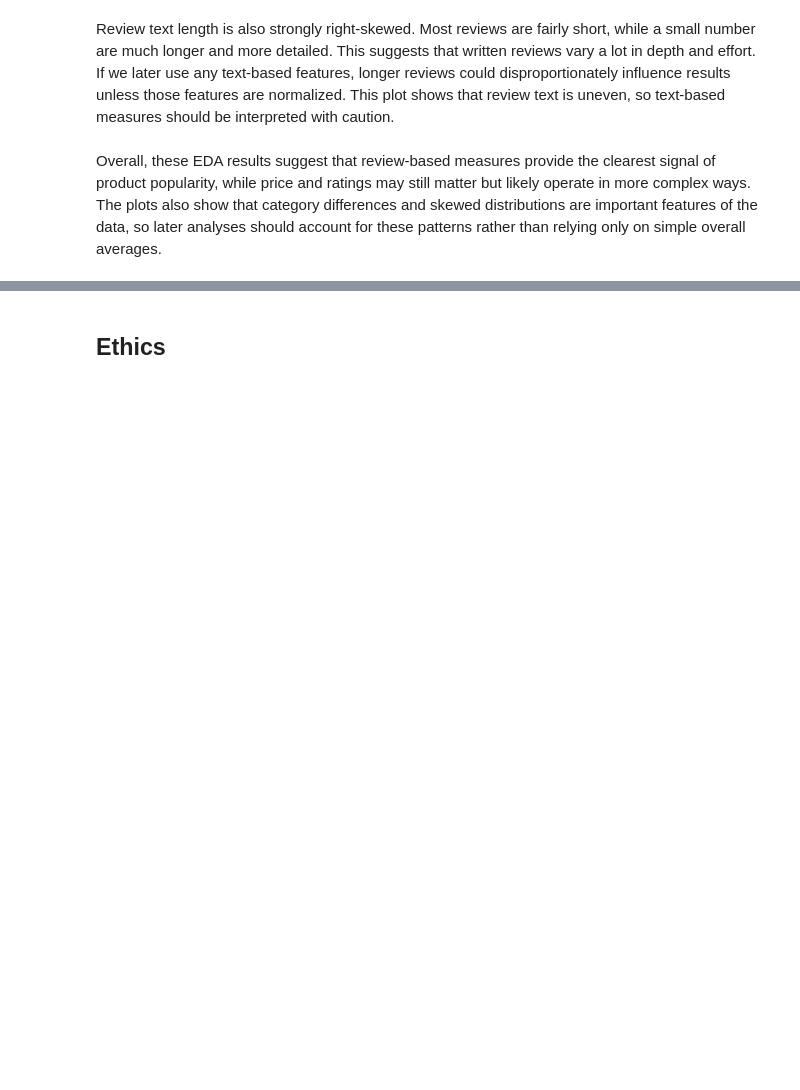
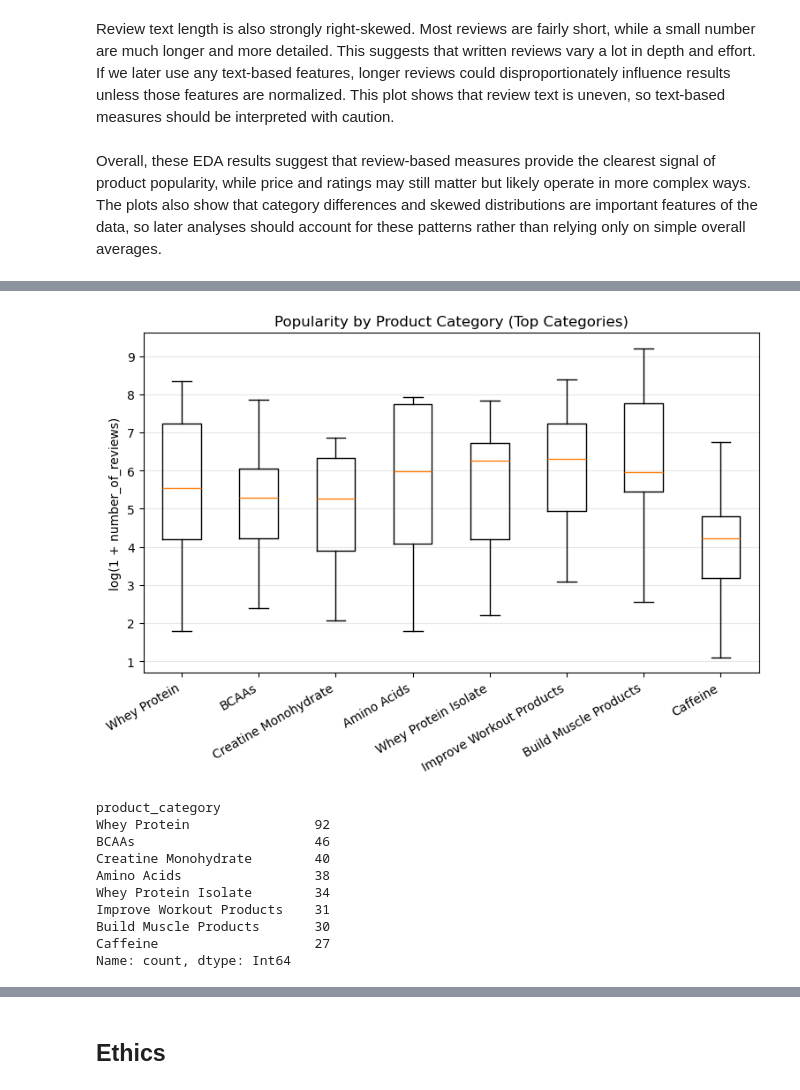
Before and after one commit to COGS108/Group129_WI26, a Jupyter notebook: 02-EDACheckpoint.ipynb, the cells around one changed output, grey strips where cells are left out. Saved outputs shown, nothing was run; the diff lists cells and outputs as text; code cells hidden in the pictures; blank space fills up the shorter version.

```diff
--- a/02-EDACheckpoint.ipynb
+++ b/02-EDACheckpoint.ipynb
@@ -535,0 +609,28 @@ Overall, these EDA results suggest that review-based measures provide the cleare
+# %%
+cat_counts = eda["product_category"].value_counts()
+top_cats = cat_counts.head(8).index  # keep readable
+
+cat_data = [eda.loc[eda["product_category"]==c, "log_reviews"].dropna().to_numpy()
+            for c in top_cats]
+
+plt.figure(figsize=(9,5))
+plt.boxplot(cat_data, labels=[str(c) for c in top_cats], showfliers=False)
+plt.xticks(rotation=30, ha="right")
+plt.ylabel("log(1 + number_of_reviews)")
+plt.title("Popularity by Product Category (Top Categories)")
+plt.grid(True, axis="y", alpha=0.3)
+plt.show()
+
+cat_counts.head(8)
+# %% [output]
+[figure, added]
+product_category
+Whey Protein                92
+BCAAs                       46
+Creatine Monohydrate        40
+Amino Acids                 38
+Whey Protein Isolate        34
+Improve Workout Products    31
+Build Muscle Products       30
+Caffeine                    27
+Name: count, dtype: Int64
```
Also changed, not shown: parts of 9 cells of this notebook.
